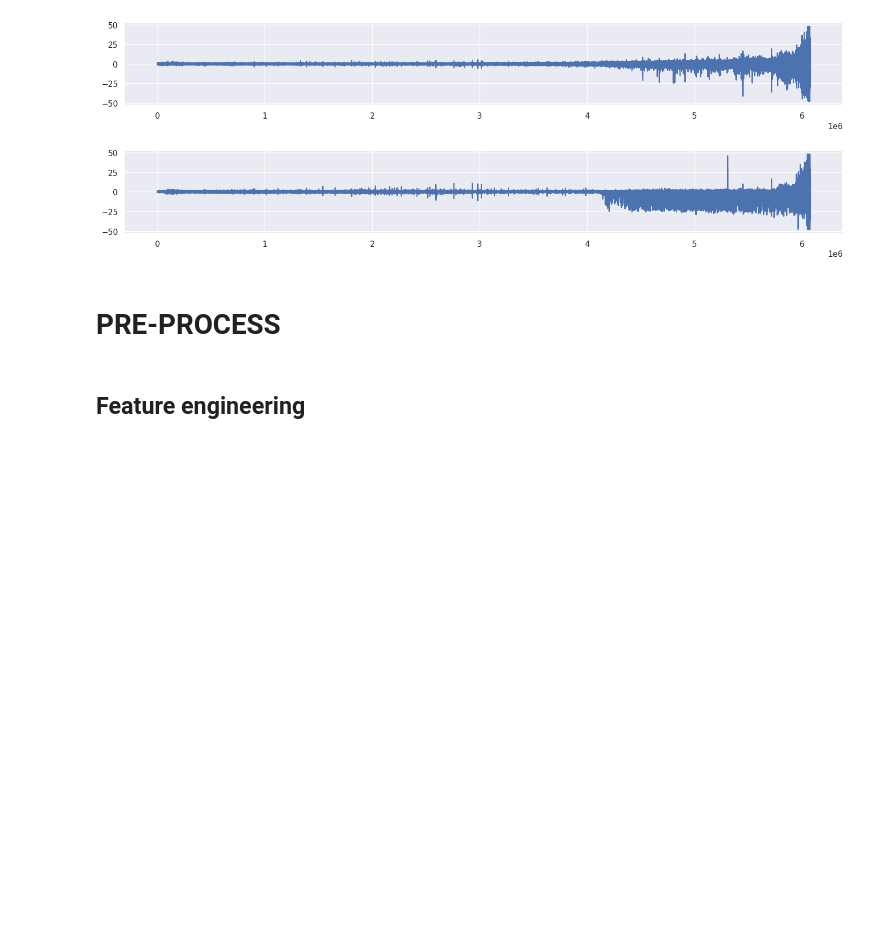
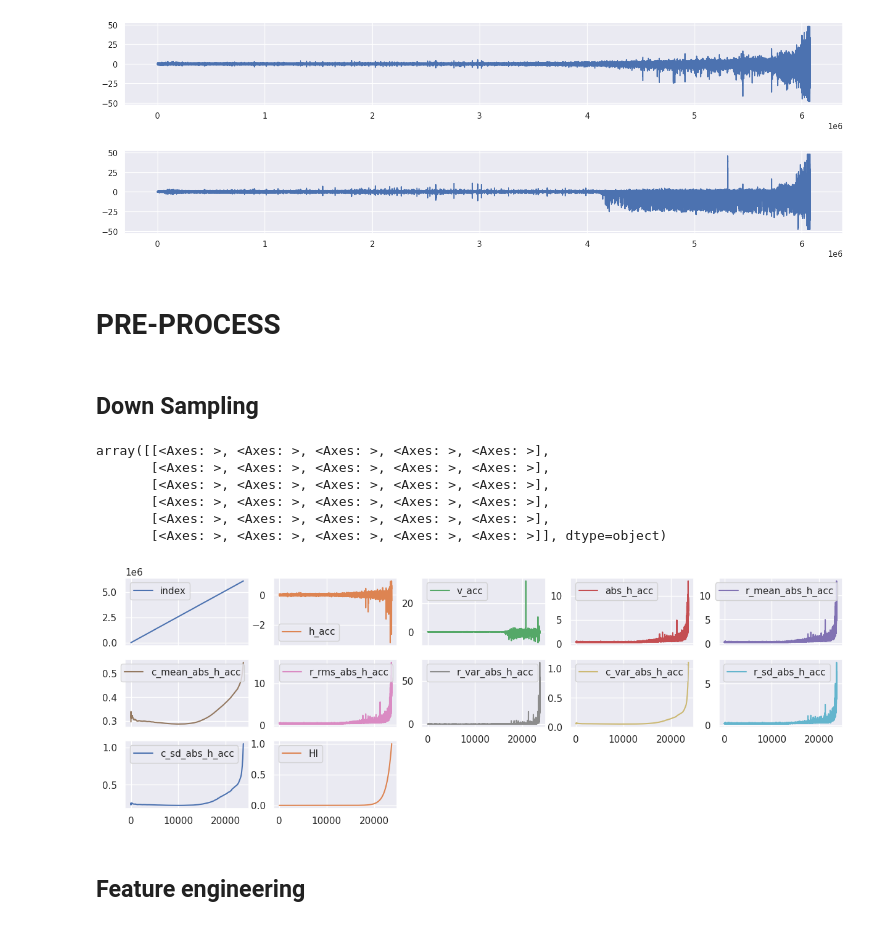
Before and after one commit to TamaVux/PdM, a Jupyter notebook: Pronostia/Pronostia.ipynb, the cells around one changed output. Saved outputs shown, nothing was run; the diff lists cells and outputs as text; code cells hidden in the pictures; blank space fills up the shorter version.

```diff
--- a/Pronostia/Pronostia.ipynb
+++ b/Pronostia/Pronostia.ipynb
@@ -179,6 +179,39 @@ ax2.plot(df_bear13['v_acc'])
 [figure]
 # %% [markdown]
 # PRE-PROCESS
+# %% [markdown]
+## Down Sampling
+# %%
+def mine_down_sampling(df,bin_size = 256, aggregation = 'mean'):
+  # Calculate the number of bins
+  num_bins = len(df) // bin_size
+
+  # Reshape the dataframe into bins
+  bins = [df[i * bin_size:(i + 1) * bin_size] for i in range(num_bins)]
+
+  # Perform the aggregation for each bin
+  if aggregation == 'mean':
+      downsampled_df = pd.DataFrame([bin.mean() for bin in bins])
+  elif aggregation == 'min':
+      downsampled_df = pd.DataFrame([bin.min() for bin in bins])
+  elif aggregation == 'max':
+      downsampled_df = pd.DataFrame([bin.max() for bin in bins])
+  else:
+      raise ValueError("Invalid aggregation method. Please choose 'mean', 'min', or 'max'.")
+
+  return downsampled_df
+
+df_down = mine_down_sampling(df_bear13)
+# %%
+df_down.plot(subplots = True, layout = (6,5), figsize = (15,10))
+# %% [output]
+array([[<Axes: >, <Axes: >, <Axes: >, <Axes: >, <Axes: >],
+       [<Axes: >, <Axes: >, <Axes: >, <Axes: >, <Axes: >],
+       [<Axes: >, <Axes: >, <Axes: >, <Axes: >, <Axes: >],
+       [<Axes: >, <Axes: >, <Axes: >, <Axes: >, <Axes: >],
+       [<Axes: >, <Axes: >, <Axes: >, <Axes: >, <Axes: >],
+       [<Axes: >, <Axes: >, <Axes: >, <Axes: >, <Axes: >]], dtype=object)
+[figure, added]
 # %% [markdown]
 ## Feature engineering
 # %% [markdown]
```
Also changed, not shown: parts of 1 cell of this notebook.
